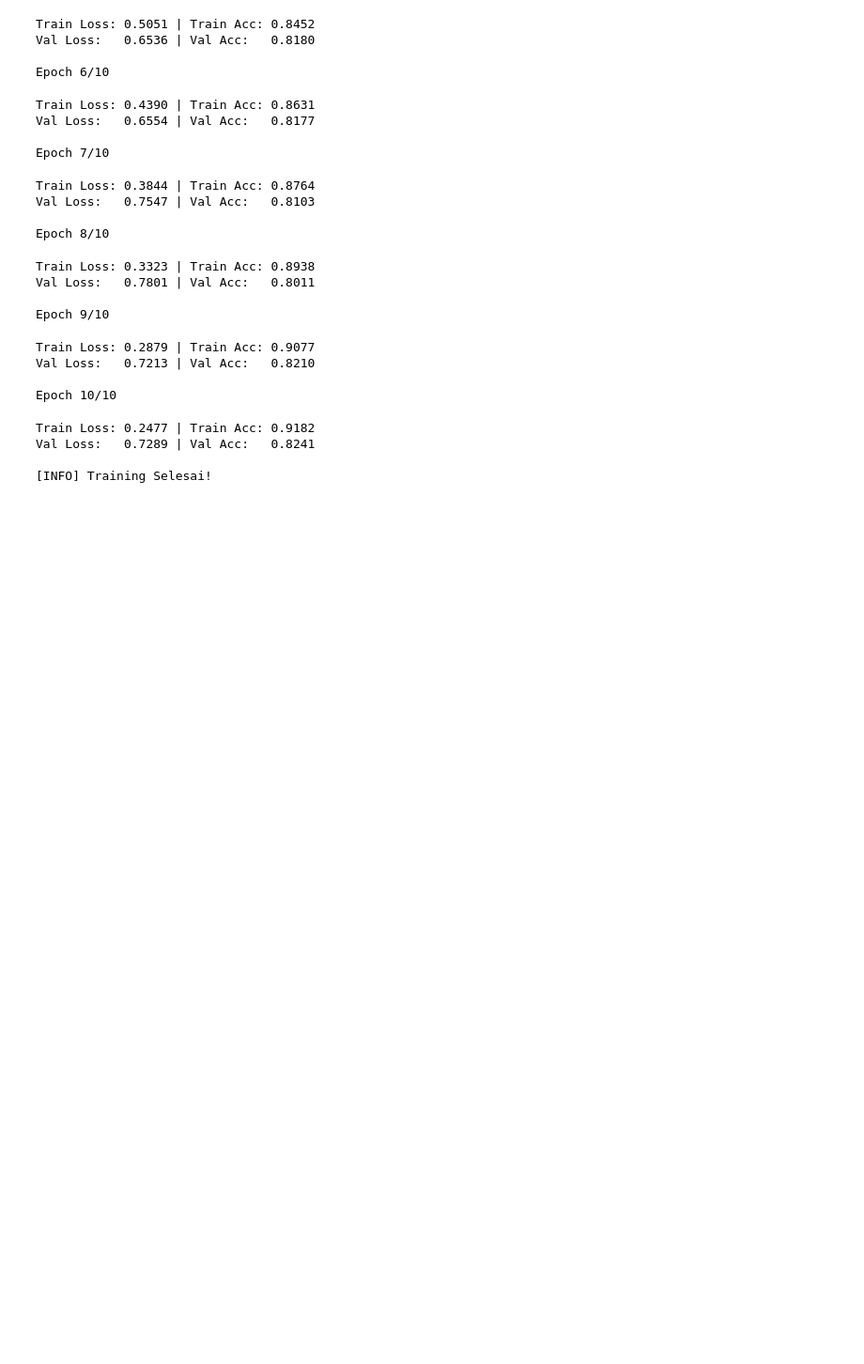
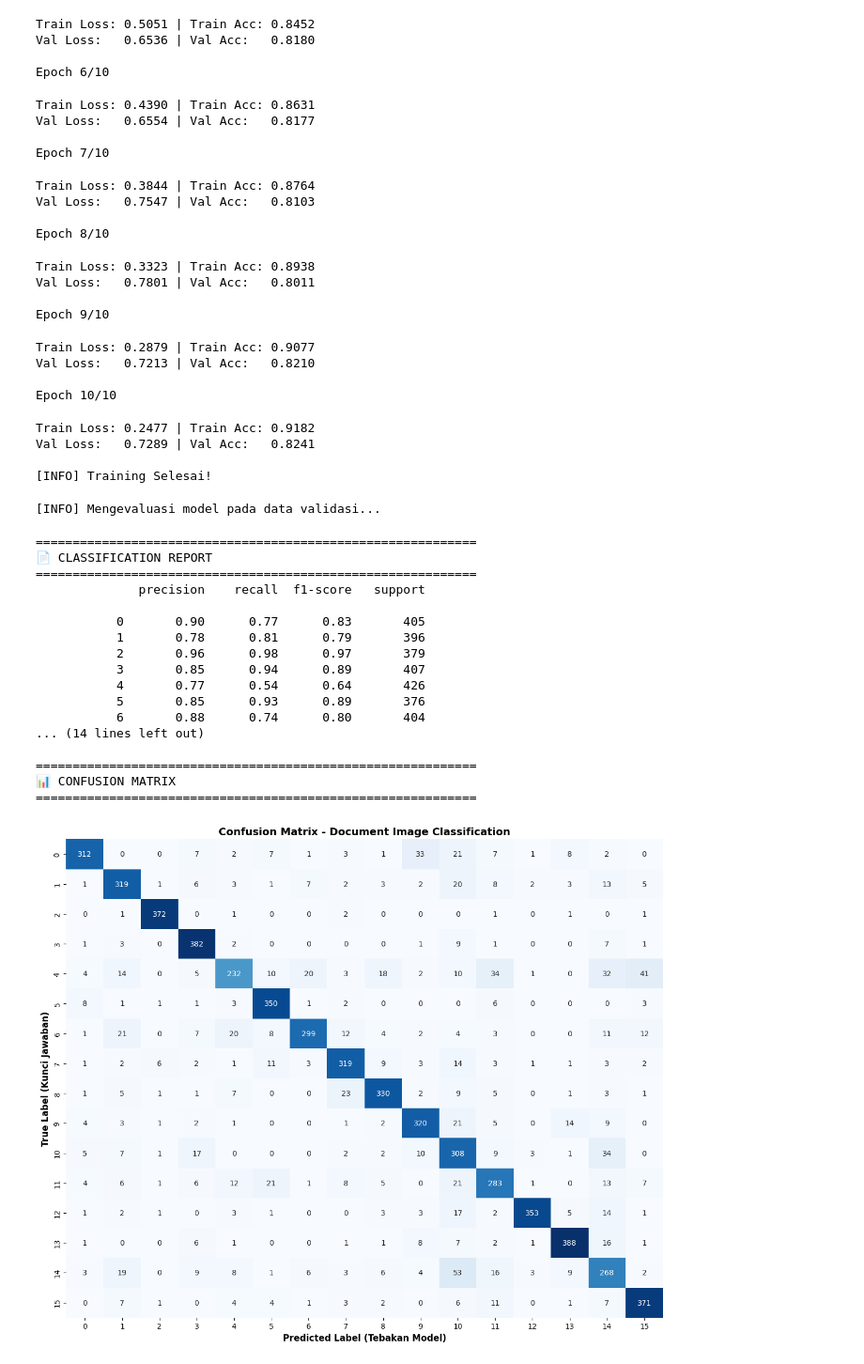
Before and after one commit to gacoanphilia/Document-Image-Classification, a Jupyter notebook: notebooks/02_modeling.ipynb, the cells around one changed output. Shown at 94% size. Drawn from its saved outputs; the diff is of its cells as text; code cells hidden in the pictures; blank space fills up the shorter version.

Commit message:
push matrix

```diff
--- a/notebooks/02_modeling.ipynb
+++ b/notebooks/02_modeling.ipynb
@@ -332,3 +335,72 @@ Train Loss: 0.2477 | Train Acc: 0.9182
 Val Loss:   0.7289 | Val Acc:   0.8241
 
 [INFO] Training Selesai!
+# %%
+# 1. Pastikan model memuat bobot terbaik (dari Epoch 4)
+# Menggunakan path relative karena kita sudah di dalam root repo
+BEST_MODEL_PATH = "/content/models/best_model.pth"
+model.load_state_dict(torch.load(BEST_MODEL_PATH, map_location=device))
+model.eval()
+
+all_preds = []
+all_labels = []
+
+print("[INFO] Mengevaluasi model pada data validasi...")
+val_bar = tqdm(val_loader, desc="Evaluating")
+
+# 2. Proses Inferensi (Tanpa update bobot)
+with torch.no_grad():
+    for images, labels in val_bar:
+        images = images.to(device)
+        # Gunakan autocast agar inferensi juga cepat seperti saat training
+        with torch.autocast(device_type=device.type, enabled=torch.cuda.is_available()):
+            outputs = model(images)
+            _, preds = torch.max(outputs, 1)
+
+        # Pindahkan hasil dari GPU ke CPU, lalu ubah ke array Numpy
+        all_preds.extend(preds.cpu().numpy())
+        all_labels.extend(labels.cpu().numpy())
+
+# (Opsional) Jika dataset kustommu memiliki atribut mapping label ke nama kelas,
+# kamu bisa mendefinisikannya di sini agar outputnya berupa teks (misal: 'Invoice', 'Memo'), bukan angka 0,1,2.
+# class_names = [nama untuk nama in target_classes]
+
+print("\n" + "="*60)
+print("📄 CLASSIFICATION REPORT")
+print("="*60)
+# Hapus parameter target_names jika kamu belum punya list nama kelasnya
+print(classification_report(all_labels, all_preds))
+
+print("\n" + "="*60)
+print("📊 CONFUSION MATRIX")
+print("="*60)
+
+# 3. Visualisasi Confusion Matrix
+cm = confusion_matrix(all_labels, all_preds)
+plt.figure(figsize=(12, 10)) # Ukuran diperbesar agar angka tidak bertumpuk jika kelasnya banyak
+sns.heatmap(cm, annot=True, fmt='d', cmap='Blues', cbar=False)
+plt.xlabel('Predicted Label (Tebakan Model)', fontsize=12, fontweight='bold')
+plt.ylabel('True Label (Kunci Jawaban)', fontsize=12, fontweight='bold')
+plt.title('Confusion Matrix - Document Image Classification', fontsize=14, fontweight='bold')
+plt.tight_layout()
+plt.show()
+# %% [output]
+[INFO] Mengevaluasi model pada data validasi...
+============================================================
+📄 CLASSIFICATION REPORT
+============================================================
+              precision    recall  f1-score   support
+
+           0       0.90      0.77      0.83       405
+           1       0.78      0.81      0.79       396
+           2       0.96      0.98      0.97       379
+           3       0.85      0.94      0.89       407
+           4       0.77      0.54      0.64       426
+           5       0.85      0.93      0.89       376
+           6       0.88      0.74      0.80       404
+... (14 lines left out)
+
+============================================================
+📊 CONFUSION MATRIX
+============================================================
+[figure, added]
```
Also changed, not shown: parts of 1 cell of this notebook.
